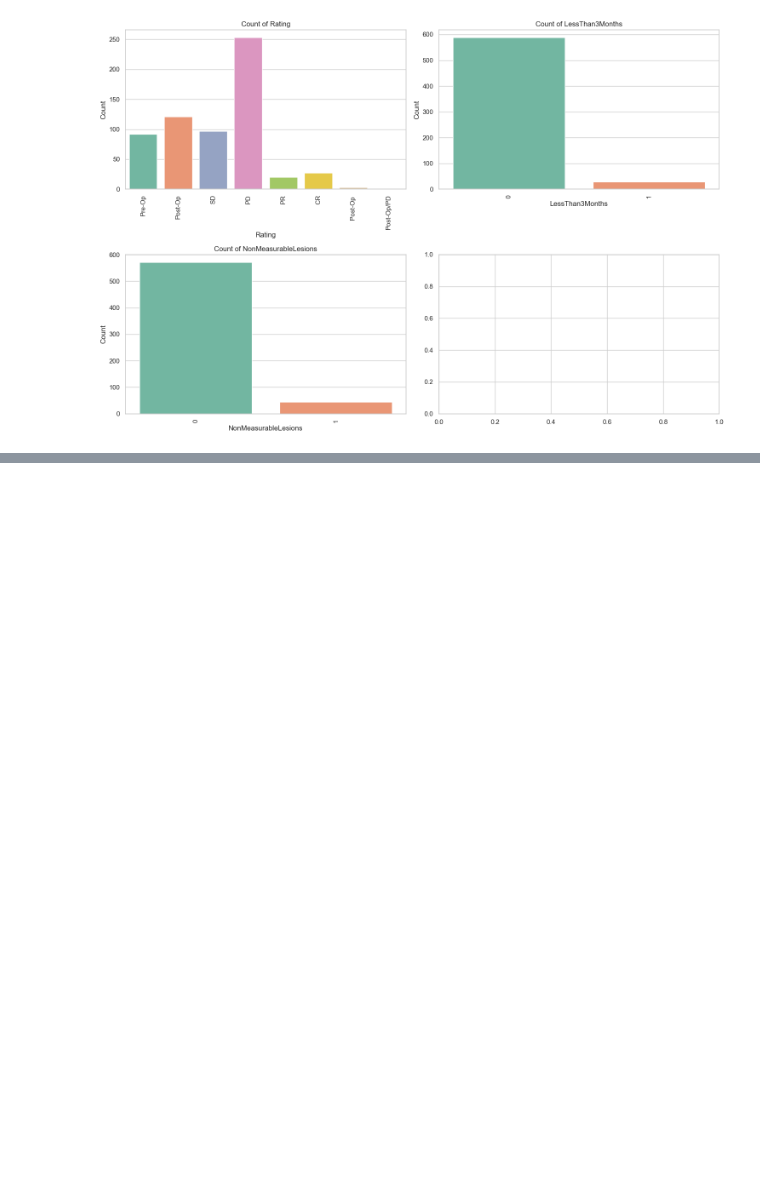
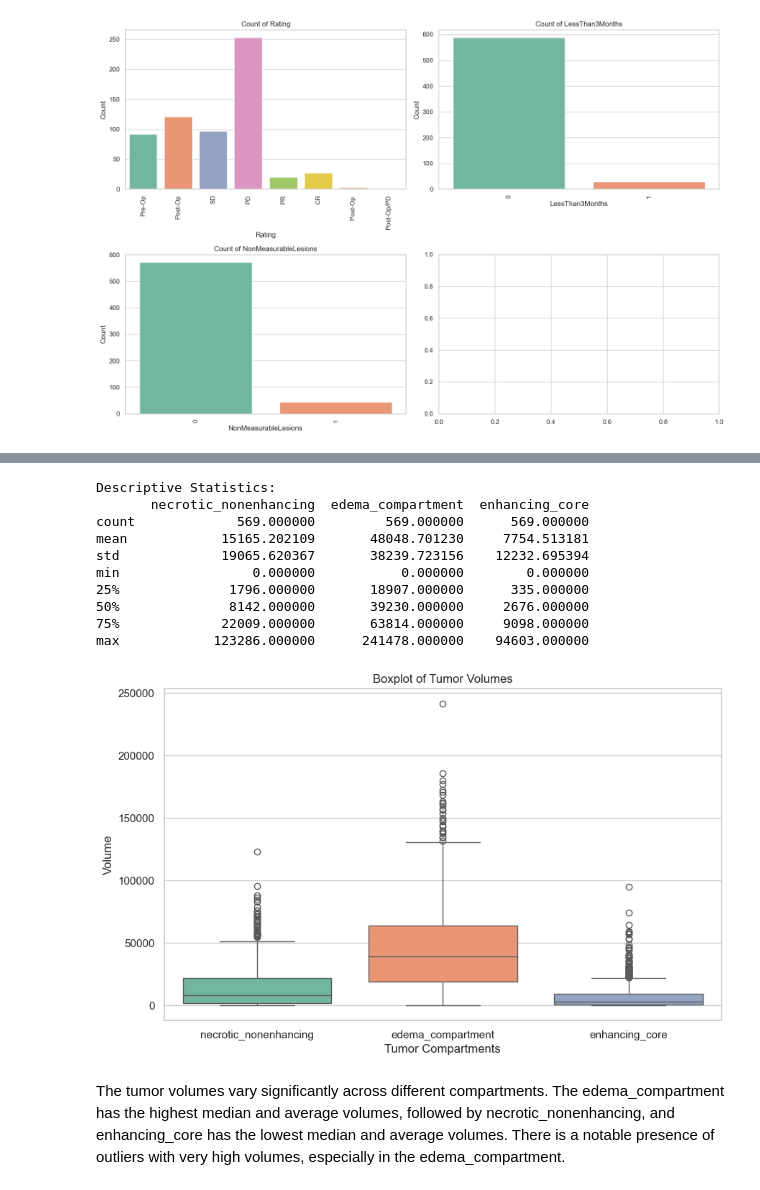
Before and after one commit to Alphina18/Glioblastoma_survival_prediction, a Jupyter notebook: modeleren_van_glionoma_groei.ipynb, the cells around one changed output, grey strips where cells are left out. Saved outputs shown, nothing was run; the diff lists cells and outputs as text; code cells hidden in the pictures; blank space fills up the shorter version.

```diff
--- a/modeleren_van_glionoma_groei.ipynb
+++ b/modeleren_van_glionoma_groei.ipynb
@@ -73,0 +126,10 @@ Dit is een overzicht van alle mogelijke kollomen met wat inzicht over wat er in
+# %%
+# Reads in the made combined dataset and makes an datafrane of it
+df_combined = pd.read_csv("df_combined.csv", sep=";")
+
+# Clean column names
+df_combined.columns = df_combined.columns.str.strip().str.replace(' ', '_').str.lower()
+
+# add NonMeasurableLesions and LessThan3Months from df_rating to df_combined
+df_combined['NonMeasurableLesions'] = df_rating['NonMeasurableLesions']
+df_combined['LessThan3Months'] = df_rating['LessThan3Months']
@@ -375,2 +486,32 @@ SO rows with non measure lesions have to be deleted
+# %%
+df_tumor = pd.DataFrame()
+df_tumor["necrotic_nonenhancing"] = df_combined["necrotic_nonenhancing"]
+df_tumor["edema_compartment"] = df_combined["edema_compartment"]
+df_tumor["enhancing_core"] = df_combined["enhancing_core"]
+
+print("Descriptive Statistics:")
+print(df_tumor.describe())
+
+# Boxplot for each compartment
+plt.figure(figsize=(10, 6))
+sns.boxplot(data=df_tumor, palette="Set2")
+plt.title("Boxplot of Tumor Volumes")
+plt.ylabel("Volume")
+plt.xlabel("Tumor Compartments")
+plt.show()
+# %% [output]
+Descriptive Statistics:
+       necrotic_nonenhancing  edema_compartment  enhancing_core
+count             569.000000         569.000000      569.000000
+mean            15165.202109       48048.701230     7754.513181
+std             19065.620367       38239.723156    12232.695394
+min                 0.000000           0.000000        0.000000
+25%              1796.000000       18907.000000      335.000000
+50%              8142.000000       39230.000000     2676.000000
+75%             22009.000000       63814.000000     9098.000000
+max            123286.000000      241478.000000    94603.000000
+[figure, added]
+# %% [markdown]
+The tumor volumes vary significantly across different compartments. The edema_compartment has the highest median and average volumes, followed by necrotic_nonenhancing, and enhancing_core has the lowest median and average volumes. There is a notable presence of outliers with very high volumes, especially in the edema_compartment.
 # %% [markdown]
 ___
```
Also changed, not shown: parts of 105 cells of this notebook, 3 other files.
